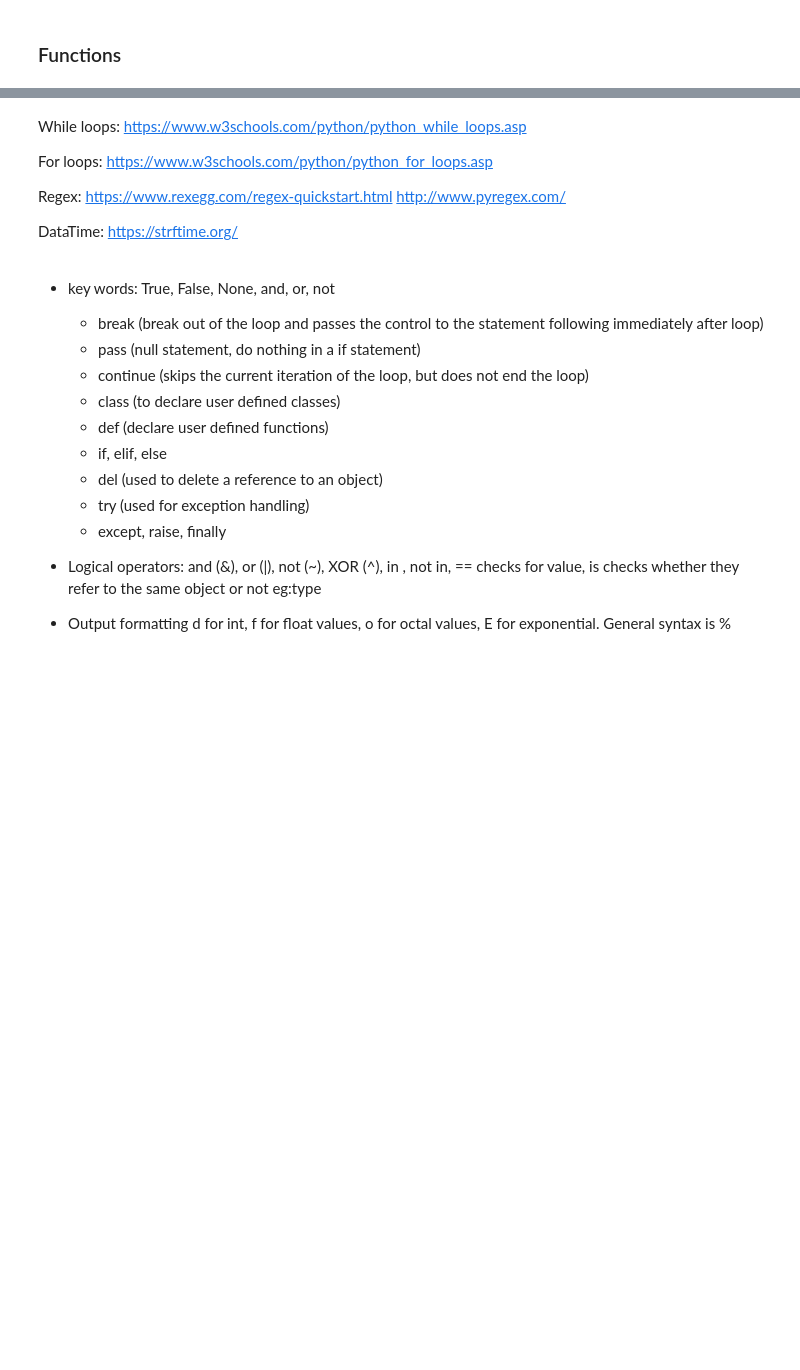
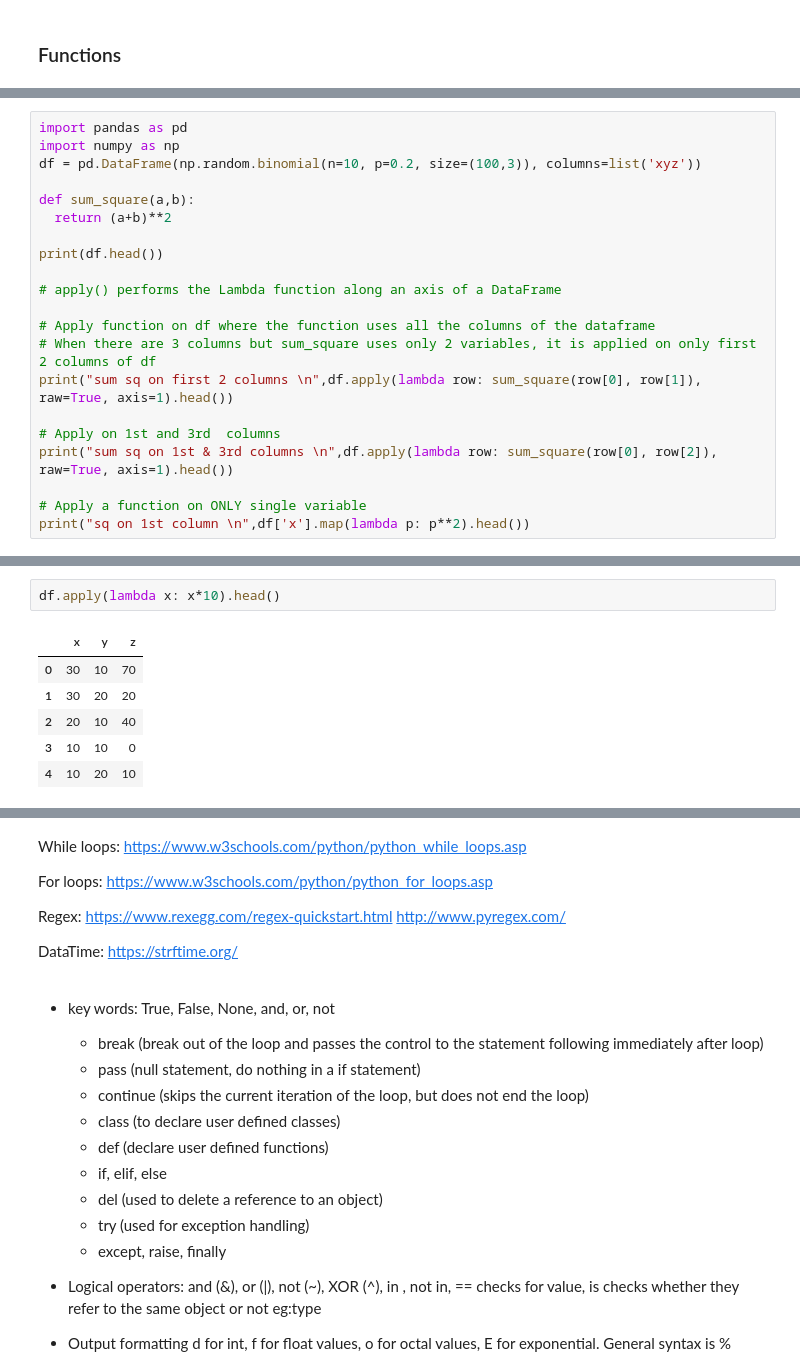
Before and after one commit to sandhyaparna/Python-DataScience-CookBook, a Jupyter notebook: Interview Questions/Python_Refresher.ipynb, the cells around one changed output, grey strips where cells are left out. Drawn from its saved outputs; the diff is of its cells as text; blank space fills up the shorter version.

```diff
--- a/Interview Questions/Python_Refresher.ipynb
+++ b/Interview Questions/Python_Refresher.ipynb
@@ -27,0 +5,21 @@ Length: 10000, dtype: int64
+# %%
+import pandas as pd
+import numpy as np
+df = pd.DataFrame(np.random.binomial(n=10, p=0.2, size=(100,3)), columns=list('xyz'))
+
+def sum_square(a,b):
+  return (a+b)**2
+
+print(df.head())
+
+# apply() performs the Lambda function along an axis of a DataFrame
+
+# Apply function on df where the function uses all the columns of the dataframe
+# When there are 3 columns but sum_square uses only 2 variables, it is applied on only first 2 columns of df
+print("sum sq on first 2 columns \n",df.apply(lambda row: sum_square(row[0], row[1]), raw=True, axis=1).head())
+
+# Apply on 1st and 3rd  columns
+print("sum sq on 1st & 3rd columns \n",df.apply(lambda row: sum_square(row[0], row[2]), raw=True, axis=1).head())
+
+# Apply a function on ONLY single variable
+print("sq on 1st column \n",df['x'].map(lambda p: p**2).head())
@@ -27,0 +44,9 @@ Length: 10000, dtype: int64
+# %%
+df.apply(lambda x: x*10).head()
+# %% [output]
+|  | x | y | z |
+| 0 | 30 | 10 | 70 |
+| 1 | 30 | 20 | 20 |
+| 2 | 20 | 10 | 40 |
+| 3 | 10 | 10 | 0 |
+| 4 | 10 | 20 | 10 |
```
Also changed, not shown: parts of 5 cells of this notebook.
